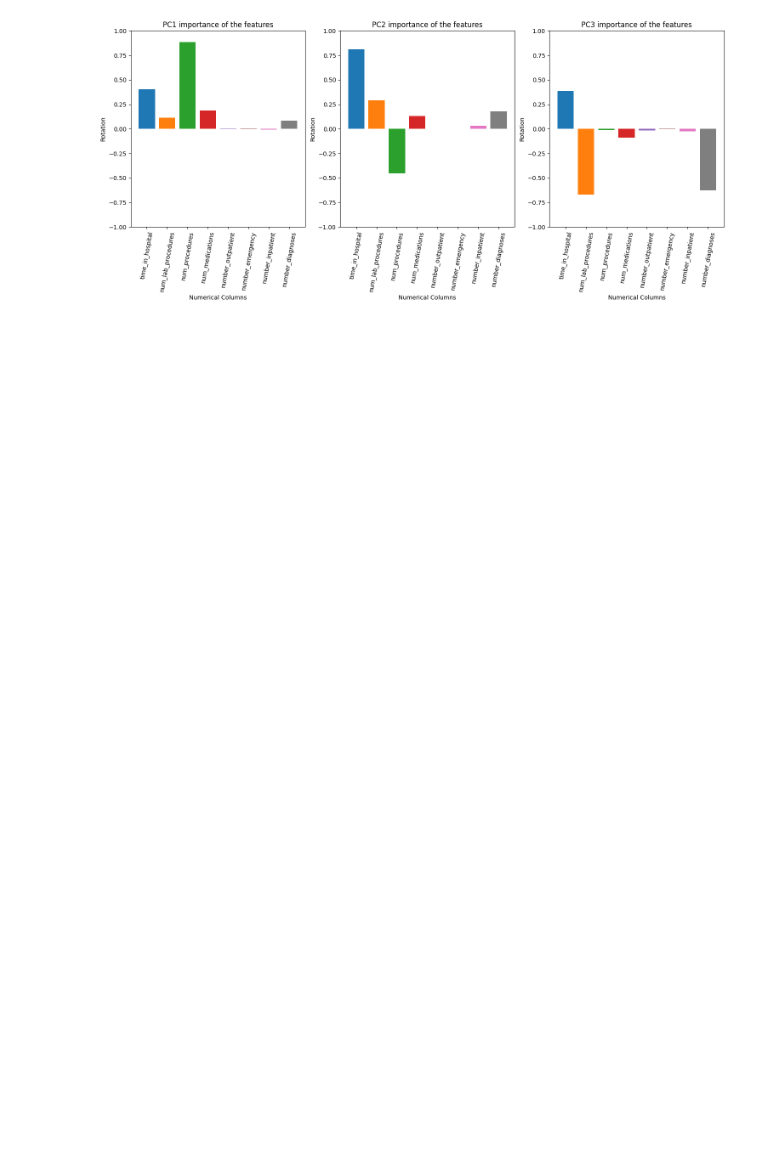
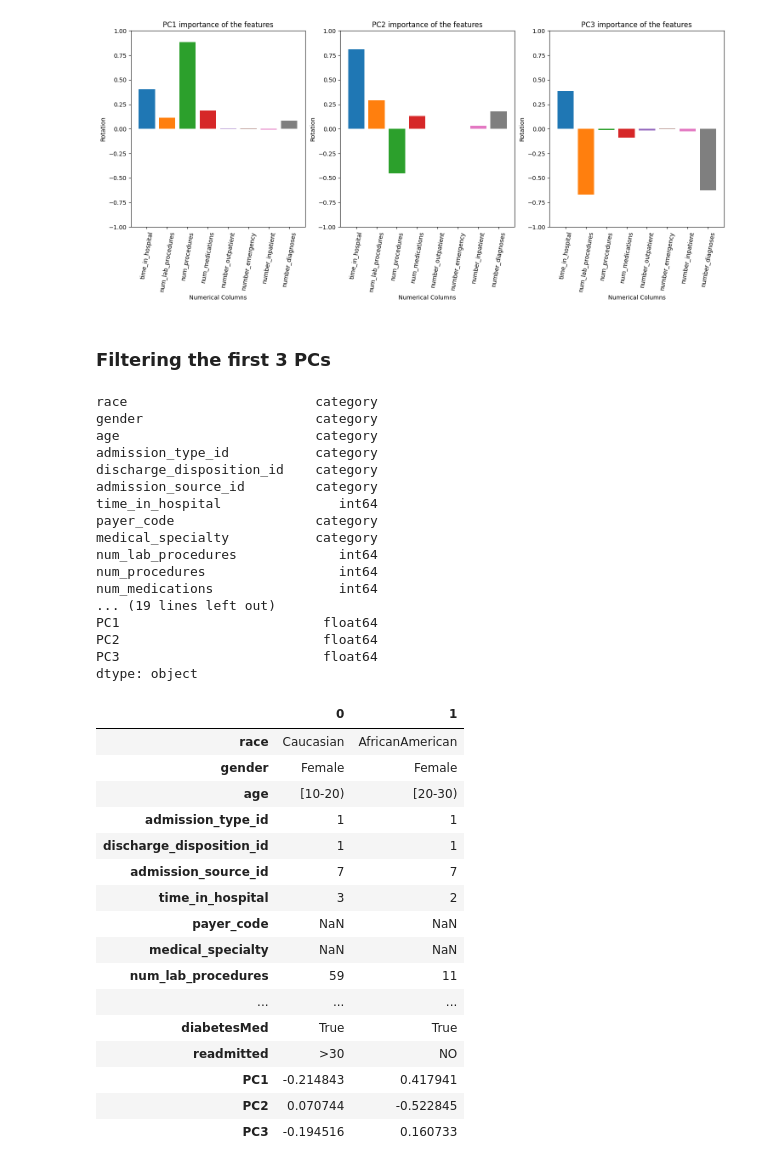
Before and after one commit to BAlmeidaS/predictive-analysis, a Jupyter notebook: 3-EDA-unsupervised-learning-PCA.ipynb, the cells around one changed output. Saved outputs shown, nothing was run; the diff lists cells and outputs as text; code cells hidden in the pictures; blank space fills up the shorter version.

```diff
--- a/3-EDA-unsupervised-learning-PCA.ipynb
+++ b/3-EDA-unsupervised-learning-PCA.ipynb
@@ -247,3 +258,49 @@ for i, pc in enumerate(["PC1", "PC2", "PC3"]):
     ax[i].set_ylim(-1, 1)
 # %% [output]
 [figure]
+# %% [markdown]
+### Filtering the first 3 PCs
+# %%
+#join df and pc_df
+
+PC_COLUMNS = ["PC1", "PC2", "PC3"]
+
+df_pcs = df_pcs.drop(columns=[f"PC{i}" for i in range(4, 9)], errors="ignore")
+
+display(df_pcs.dtypes)
+df_pcs.head(2).T
+# %% [output]
+race                        category
+gender                      category
+age                         category
+admission_type_id           category
+discharge_disposition_id    category
+admission_source_id         category
+time_in_hospital               int64
+payer_code                  category
+medical_specialty           category
+num_lab_procedures             int64
+num_procedures                 int64
+num_medications                int64
+... (19 lines left out)
+PC1                          float64
+PC2                          float64
+PC3                          float64
+dtype: object
+|  | 0 | 1 |
+| race | Caucasian | AfricanAmerican |
+| gender | Female | Female |
+| age | [10-20) | [20-30) |
+| admission_type_id | 1 | 1 |
+| discharge_disposition_id | 1 | 1 |
+| admission_source_id | 7 | 7 |
+| time_in_hospital | 3 | 2 |
+| payer_code | NaN | NaN |
+| medical_specialty | NaN | NaN |
+| num_lab_procedures | 59 | 11 |
+| ... | ... | ... |
+| diabetesMed | True | True |
+| readmitted | >30 | NO |
+| PC1 | -0.214843 | 0.417941 |
+| PC2 | 0.070744 | -0.522845 |
+| PC3 | -0.194516 | 0.160733 |
```
Also changed, not shown: parts of 16 cells of this notebook.
